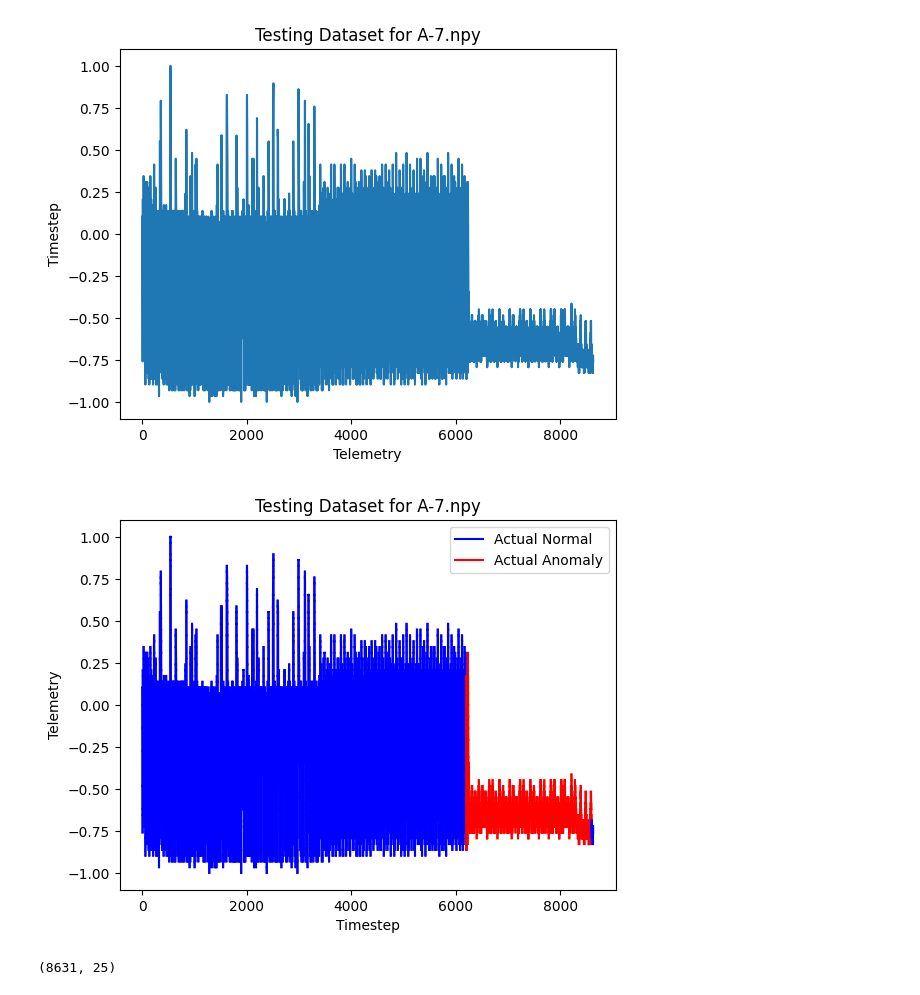
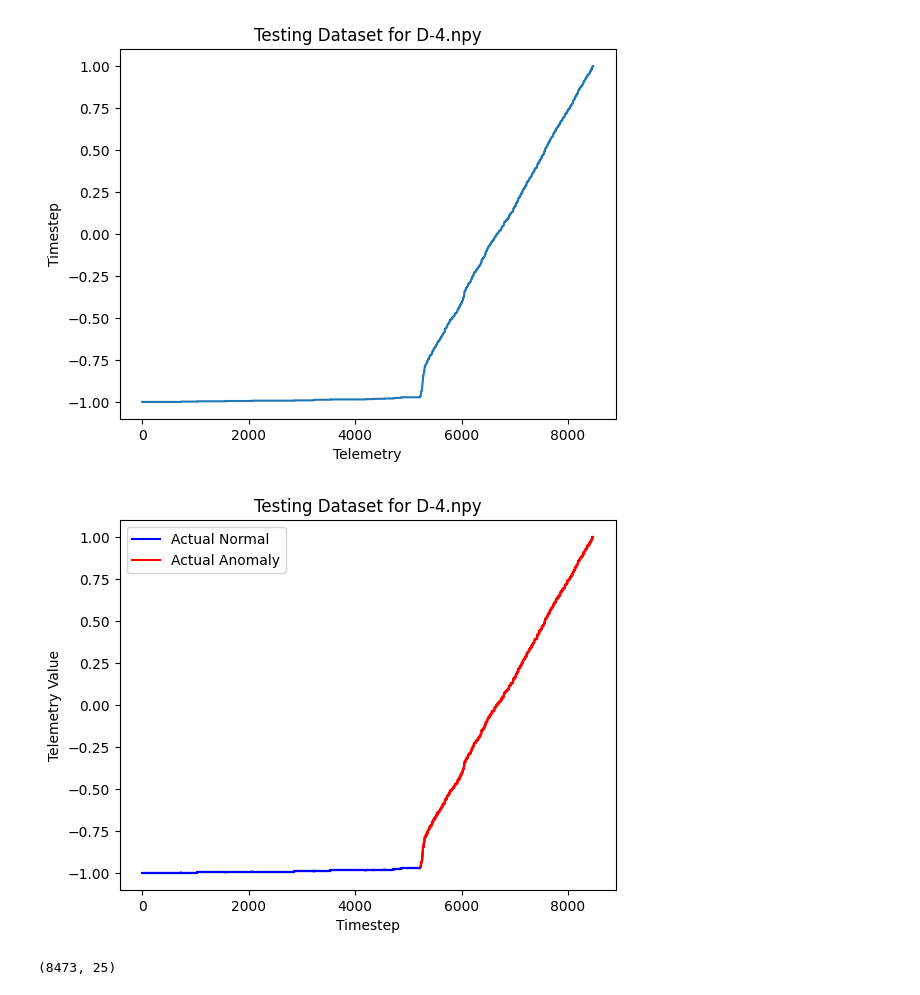
Before and after one commit to quaid281/AE-Kmeans-Anomaly-Detection, a Jupyter notebook: notebooks/plotTelemetry.ipynb, the cells around one changed output. Cells and saved outputs as stored; diff of their text form; code cells hidden in the pictures.

```diff
--- a/notebooks/plotTelemetry.ipynb
+++ b/notebooks/plotTelemetry.ipynb
@@ -38,7 +38,7 @@ def distances_recon_concat_ground_truth(final_df, labeled_anomalies, stream):
 
     return final_df
 # %%
-channel = 'A-7.npy'
+channel = 'D-4.npy'
 # %%
 parent_dir = os.path.dirname(os.getcwd())
 train_df = pd.DataFrame(np.load(os.path.join(parent_dir, 'data','raw','train',f'{channel}')))
@@ -107,35 +104,35 @@ plt.title(f'Testing Dataset for {channel}')
 # Display the plot
 plt.show()
 # %% [output]
-[figure, old version]
+[figure, new version]
 # %%
 import matplotlib.lines as mlines
 
 # Create a plot
 plt.figure()
 
 # Plot each point/segment with the appropriate color
 for i in range(len(telemetry_test)-1):
     plt.plot([i, i+1], [telemetry_test.iloc[i], telemetry_test.iloc[i+1]],
              color='red' if actual_anomaly.iloc[i] else 'blue')
 
 # Add labels and title
-plt.ylabel('Telemetry')
+plt.ylabel('Telemetry Value')
 plt.xlabel('Timestep')
 plt.title(f'Testing Dataset for {channel}')
 
 # Create custom legend
 blue_line = mlines.Line2D([], [], color='blue', markersize=15, label='Actual Normal')
 red_line = mlines.Line2D([], [], color='red', markersize=15, label='Actual Anomaly')
 plt.legend(handles=[blue_line, red_line])
 
 # Display the plot
 plt.show()
 # %% [output]
-[figure, old version]
+[figure, new version]
 # %%
 test_df.drop(columns=['actual_anomaly'], inplace=True)
 # %%
 test_df.shape
 # %% [output]
-(8631, 25)
+(8473, 25)
```
Also changed, not shown: parts of 4 cells of this notebook, 7 other files.
